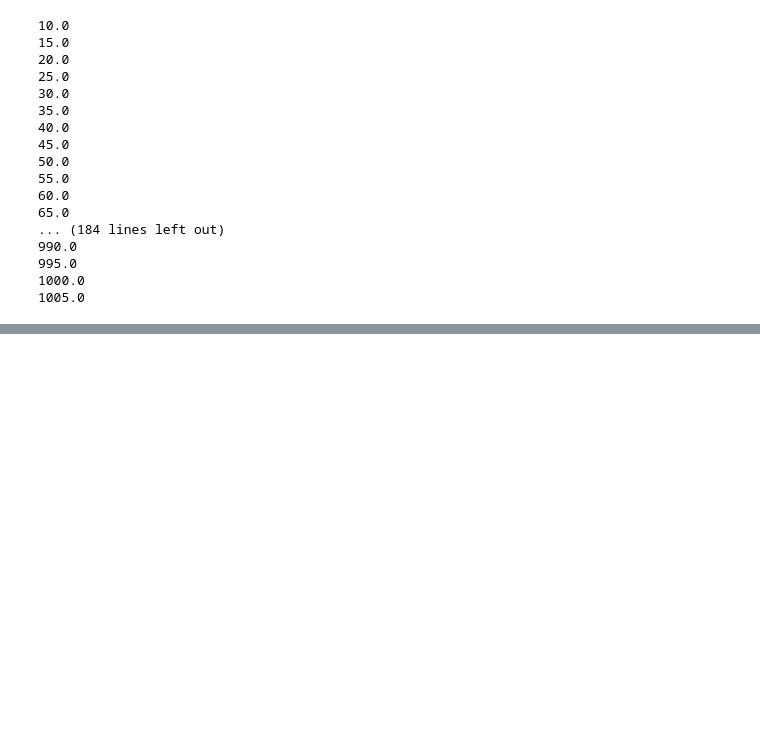
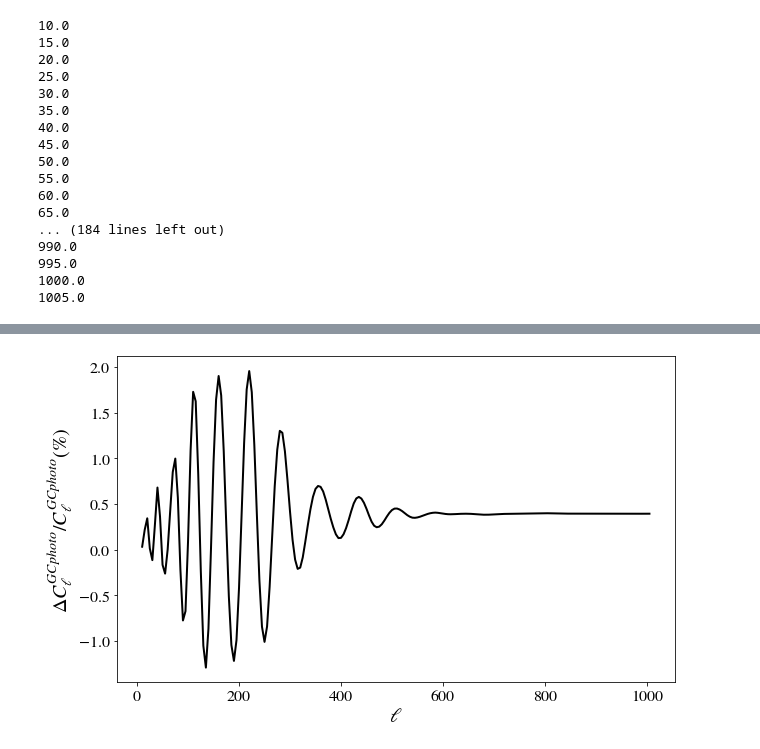
Before and after one commit to cloe-org/CLOE, a Jupyter notebook: C_ells_plotter.ipynb, the cells around one changed output, grey strips where cells are left out. Saved outputs shown, nothing was run; the diff lists cells and outputs as text; code cells hidden in the pictures; blank space fills up the shorter version.

```diff
--- a/C_ells_plotter.ipynb
+++ b/C_ells_plotter.ipynb
@@ -148,10 +151,10 @@ plt.legend()
 # %%
 plt.figure(figsize=(10,6));
-plt.plot(C_GC[:200, 0], C_GC_11, 'o', label="Shear $(i,j=1,1)$")
+plt.plot(C_GC[:200, 0],  100*(C_GC_11-C_GC[:200, 1])/C_GC[:200, 1], 'k-', label=r"Benchmark $(i,j=1,1)$")
 plt.xlabel(r"$\ell$", fontsize=20);
-plt.ylabel(r"$C_\ell^{GCphot}$", fontsize=20);
-plt.legend()
-#plt.plot(C_GC[:200, 0], C_GC_11, 'o')
+plt.ylabel(r"$\Delta C_\ell^{GCphoto}/C_\ell^{GCphoto} (\%)$", fontsize=20);
+# %% [output]
+[figure, added]
 # %%
 # Save C_GC_11
 C_LL_11 = np.zeros(len(C_LL[:200, 0]))
```
Also changed, not shown: parts of 8 cells of this notebook, 7 other files.
